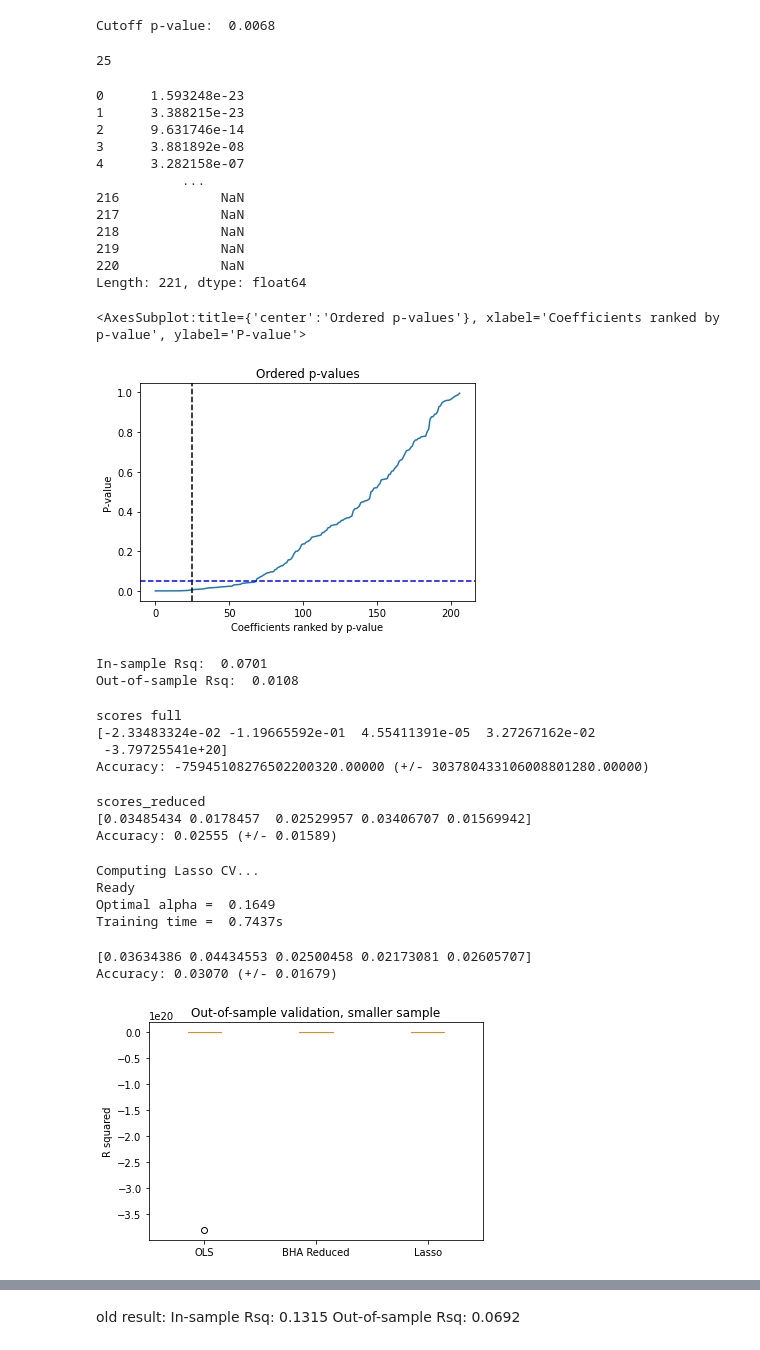
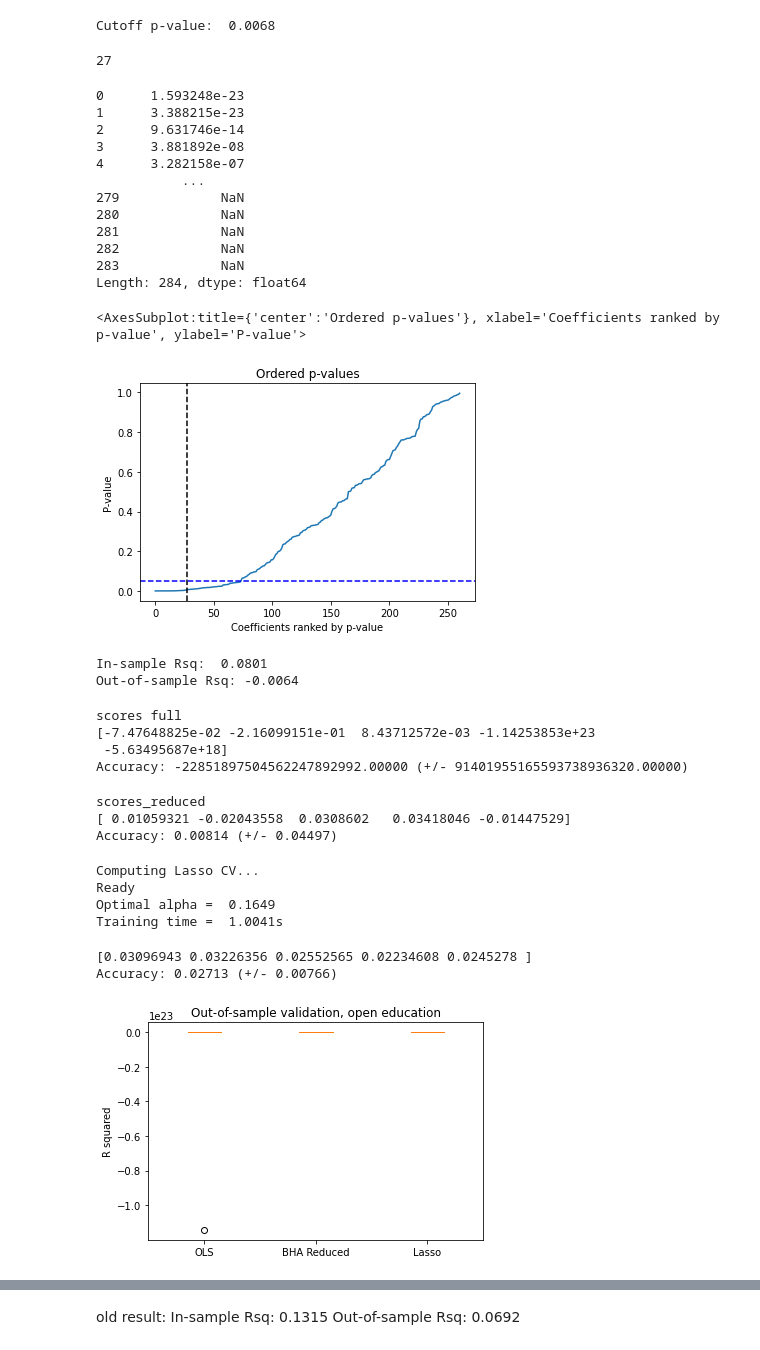
Before and after one commit to srh-gst/ML_term_paper, a Jupyter notebook: Code/4_model_estimation.ipynb, the cells around one changed output, grey strips where cells are left out. Saved outputs shown, nothing was run; the diff lists cells and outputs as text; code cells hidden in the pictures.

```diff
--- a/Code/4_model_estimation.ipynb
+++ b/Code/4_model_estimation.ipynb
@@ -69,7 +71,7 @@ dcl = dcl.loc[:, ~dcl.columns.str.endswith('_c')]
 #dcl = dcl[dcl.iscoskil4 != "N"]
 #dcl = dcl[dcl.iscoskil4 != "U"]
 # %%
-dcl['d_q05a2'] = dcl['d_q05a2'].astype('category')
+dcl['d_q05a2'] = dcl['d_q05a2'].astype('object')
 # %%
 #thresh = len(dcl) * .18
 #dcl.dropna(thresh = thresh, axis = 1, inplace = True)
@@ -547,7 +553,7 @@ Cutoff p-value:  0.0068
 # %%
 print(X_new.shape[1])
 # %% [output]
-25
+27
 # %%
 print(sorted)
 # %% [output]
@@ -557,12 +563,12 @@ print(sorted)
 3      3.881892e-08
 4      3.282158e-07
            ...
-216             NaN
-217             NaN
-218             NaN
-219             NaN
-220             NaN
-Length: 221, dtype: float64
+279             NaN
+280             NaN
+281             NaN
+282             NaN
+283             NaN
+Length: 284, dtype: float64
 # %%
 # Plot ordered pvalues
 ax = sorted.plot.line(title = "Ordered p-values")
@@ -572,7 +578,7 @@ ax.axhline(0.05, color='b', linestyle='--', label = 'p-value = 0.1')
 ax
 # %% [output]
 <AxesSubplot:title={'center':'Ordered p-values'}, xlabel='Coefficients ranked by p-value', ylabel='P-value'>
-[figure, old version]
+[figure, new version]
 # %%
 # ! it is more correct to perform FDR only on the train data, therefore it is inside the pipeline
 X_train, X_test, y_train, y_test = train_test_split(X, y, test_size=0.5, random_state=1)
@@ -588,8 +594,8 @@ print('In-sample Rsq: % .4f'
 print('Out-of-sample Rsq: % .4f'
      % pipe.score(X_test, y_test)) # Out of sample fit decresaed
 # %% [output]
-In-sample Rsq:  0.0701
-Out-of-sample Rsq:  0.0108
+In-sample Rsq:  0.0801
+Out-of-sample Rsq: -0.0064
 # %%
 # Use K-fold out-of-sample validation to compare the predictive power of the full and of the reduced model
 from sklearn.model_selection import KFold, cross_val_score
@@ -607,9 +613,9 @@ print(scores_full)
 print("Accuracy: %0.5f (+/- %0.5f)" % (scores_full.mean(), scores_full.std() * 2))
 # %% [output]
 scores full
-[-2.33483324e-02 -1.19665592e-01  4.55411391e-05  3.27267162e-02
- -3.79725541e+20]
-Accuracy: -75945108276502200320.00000 (+/- 303780433106008801280.00000)
+[-7.47648825e-02 -2.16099151e-01  8.43712572e-03 -1.14253853e+23
+ -5.63495687e+18]
+Accuracy: -22851897504562247892992.00000 (+/- 91401955165593738936320.00000)
 # %%
 y = nona["open_educ"]
 X = nona.iloc[:, 1:]
@@ -625,11 +631,12 @@ print(scores_reduced)
 print("Accuracy: %0.5f (+/- %0.5f)" % (scores_reduced.mean(), scores_reduced.std() * 2))
 # %% [output]
 scores_reduced
-[0.03485434 0.0178457  0.02529957 0.03406707 0.01569942]
-Accuracy: 0.02555 (+/- 0.01589)
+[ 0.01059321 -0.02043558  0.0308602   0.03418046 -0.01447529]
+Accuracy: 0.00814 (+/- 0.04497)
 # %%
 # optimal lasso penalty
 from sklearn.linear_model import LassoCV
+import time
 pipe = Pipeline([('scaler', StandardScaler()),
                  ('lassocv', LassoCV(cv=5, max_iter=10000, alphas=np.logspace(-2.5, -0.5, 100), fit_intercept=True))])
 
@@ -645,7 +652,7 @@ print("Training time = % .4fs " % t_cv)
 Computing Lasso CV...
 Ready
 Optimal alpha =  0.1649
-Training time =  0.7437s
+Training time =  1.0041s
 # %%
 pipe = Pipeline([('scaler', StandardScaler()),
                  ('lasso',
@@ -654,14 +661,14 @@ scores_lasso = cross_val_score(pipe, X, y, cv=kf)
 print(scores_lasso)
 print("Accuracy: %0.5f (+/- %0.5f)" % (scores_lasso.mean(), scores_lasso.std() * 2))
 # %% [output]
-[0.03634386 0.04434553 0.02500458 0.02173081 0.02605707]
-Accuracy: 0.03070 (+/- 0.01679)
+[0.03096943 0.03226356 0.02552565 0.02234608 0.0245278 ]
+Accuracy: 0.02713 (+/- 0.00766)
 # %%
 fig, ax = plt.subplots()
 ax.boxplot([scores_full, scores_reduced, scores_lasso])
 plt.xticks([1, 2, 3], ['OLS', 'BHA Reduced', 'Lasso'])
 plt.ylabel('R squared')
-plt.title('Out-of-sample validation, smaller sample')
+plt.title('Out-of-sample validation, open education')
 plt.savefig('plots\outofsample_validation_openEduc.png', bbox_inches='tight')
 # %% [output]
-[figure, old version]
+[figure, new version]
```
Also changed, not shown: parts of 49 cells of this notebook.
